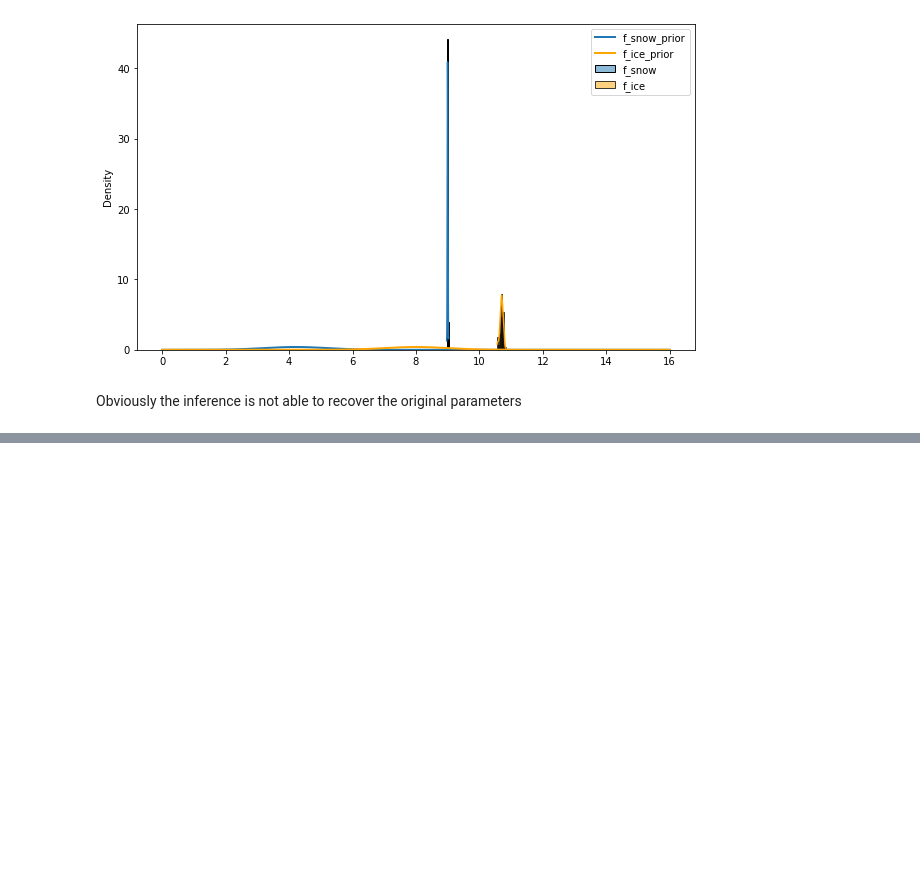
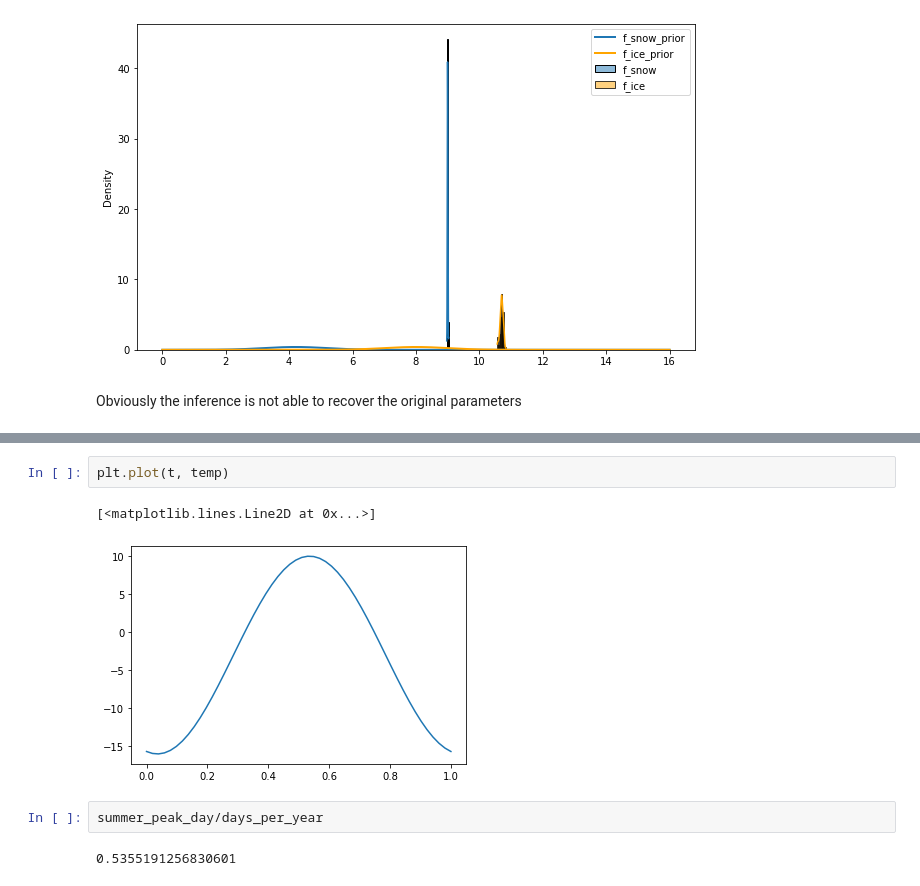
Before and after one commit to aaschwanden/pdd-parameter-inversion, a Jupyter notebook: notebooks/test_inversion.ipynb, the cells around one changed output, grey strips where cells are left out. Cells and saved outputs as stored; diff of their text form; blank space fills up the shorter version.

```diff
--- a/notebooks/test_inversion.ipynb
+++ b/notebooks/test_inversion.ipynb
@@ -530,0 +857,9 @@ Obviously the inference is not able to recover the original parameters
+# %%
+plt.plot(t, temp)
+# %% [output]
+[<matplotlib.lines.Line2D at 0x...>]
+[figure, added]
+# %%
+summer_peak_day/days_per_year
+# %% [output]
+0.5355191256830601
```
Also changed, not shown: parts of 22 cells of this notebook, 2 other files.
